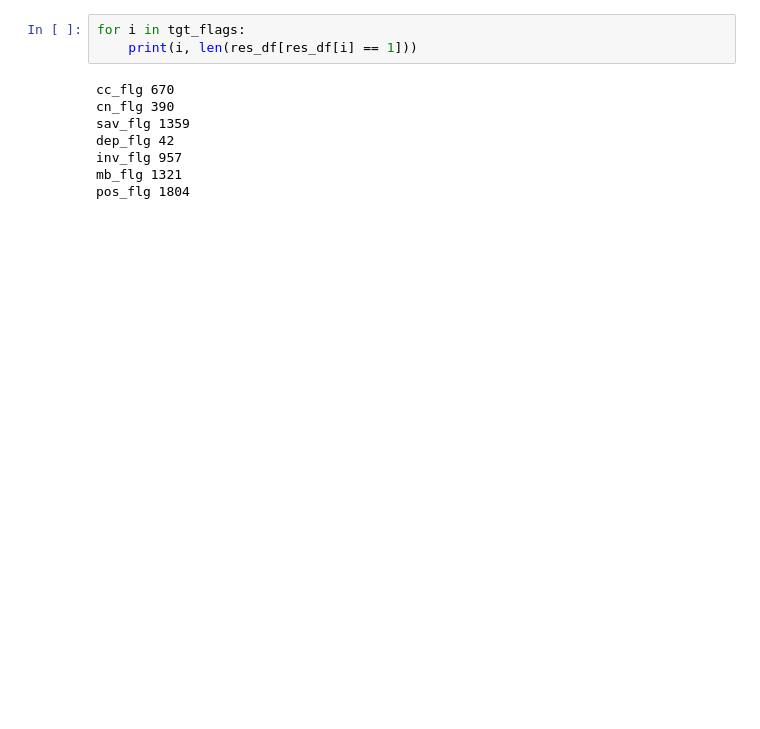
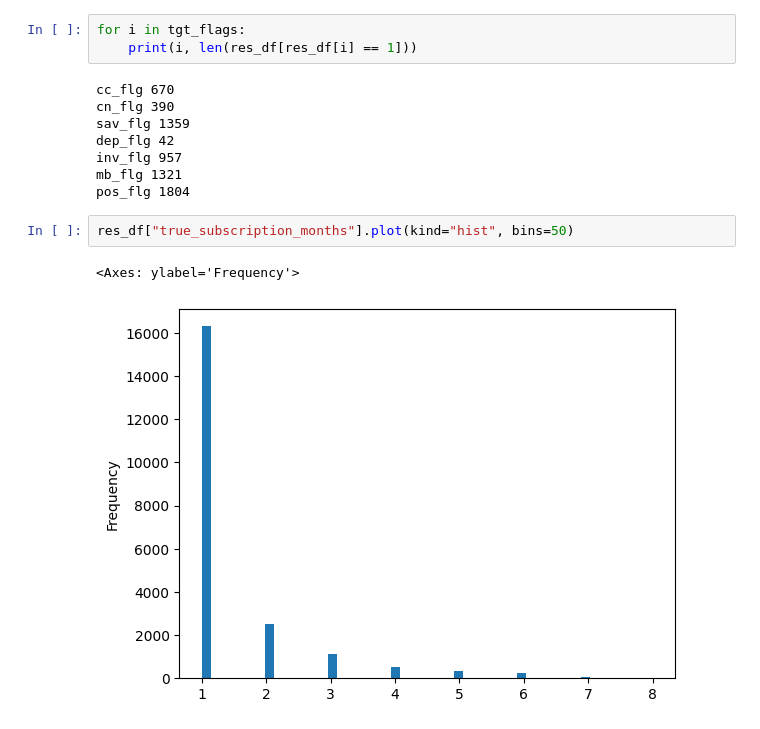
Before and after one commit to justNotherbot/Y2K, a Jupyter notebook: research.ipynb, the cells around one changed output. Saved outputs shown, nothing was run; the diff lists cells and outputs as text; blank space fills up the shorter version.

```diff
--- a/research.ipynb
+++ b/research.ipynb
@@ -821,3 +779,8 @@ dep_flg 42
 inv_flg 957
 mb_flg 1321
 pos_flg 1804
+# %%
+res_df["true_subscription_months"].plot(kind="hist", bins=50)
+# %% [output]
+<Axes: ylabel='Frequency'>
+[figure, added]
```
Also changed, not shown: parts of 12 cells of this notebook.
